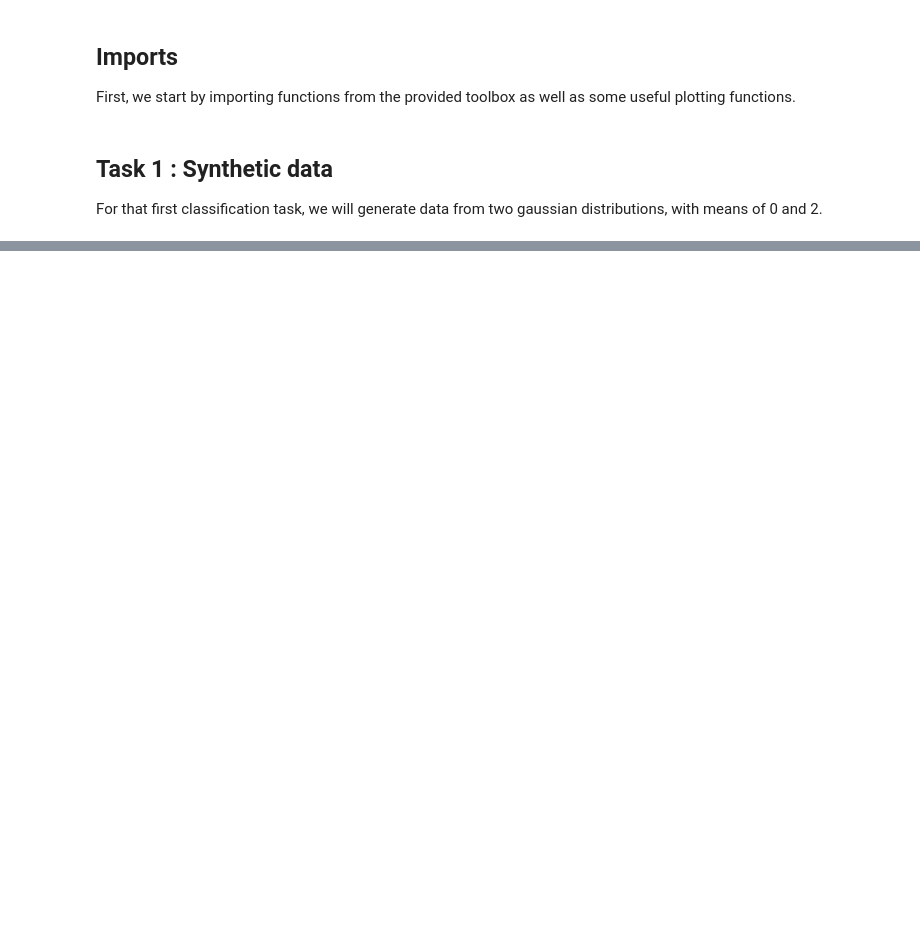
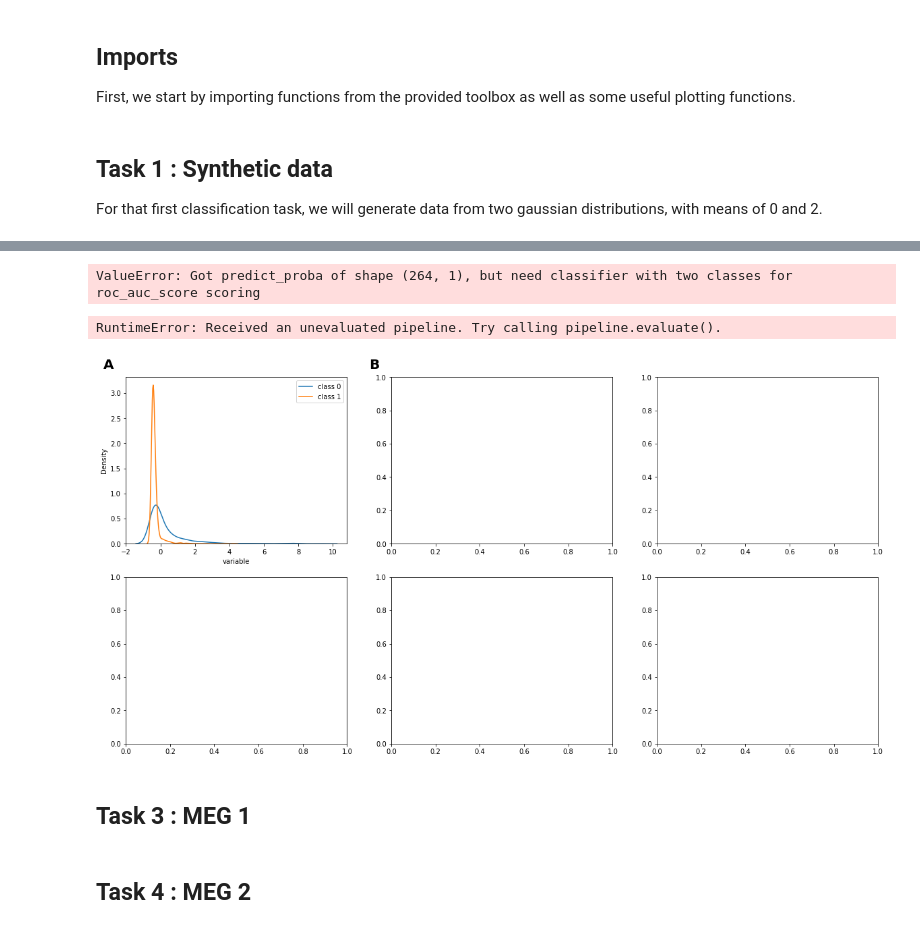
Before and after one commit to thecocolab/data-imbalance, a Jupyter notebook: notebooks/imbalance_analysis.ipynb, the cells around one changed output, grey strips where cells are left out. Saved outputs shown, nothing was run; the diff lists cells and outputs as text; code cells hidden in the pictures; blank space fills up the shorter version.

```diff
--- a/notebooks/imbalance_analysis.ipynb
+++ b/notebooks/imbalance_analysis.ipynb
@@ -73,0 +82,11 @@ for n,ax in enumerate(axes.flat):
+# %%
+#pipeline_path="../imbalance/data/eeg.pickle"
+features_path ="../imbalance/data/eeg_features.npy"
+
+# load or generate dataset
+if not os.path.isfile(features_path):
+    x, y, groups = eegbci('../imbalance/data',roi=lambda x: x[0] in ['P','O'])
+    np.save(features_path,dict(x=x, y=y, groups=groups))
+else:
+    features = np.load(features_path,allow_pickle=True).item()
+    x, y, groups = features["x"] , features["y"] , features["groups"]
@@ -73,0 +111,33 @@ for n,ax in enumerate(axes.flat):
+# %%
+pl = Pipeline(
+    x,
+    y,
+    groups,
+    dataset_balance=np.linspace(0.037, 1-0.037, 100)[1:-1],
+    classifiers=['rf',"lda","svm","lr"],
+    metrics=[ "roc_auc","accuracy", "f1", "balanced_accuracy"],
+)
+# fit and evaluate classifiers on dataset configurations
+pl.evaluate()
+# %% [output]
+ValueError: Got predict_proba of shape (264, 1), but need classifier with two classes for roc_auc_score scoring
+# %%
+# visualize the result
+fig, axes = plt.subplots(2, 3, figsize=(20, 10))
+figtitle = "EEG data"
+#fig.suptitle(figtitle, fontsize=25)
+
+for ax_idx,ax in enumerate(axes.flat):
+    ax.text(-0.1, 1.05, string.ascii_uppercase[ax_idx], transform=ax.transAxes,
+            size=20, weight='bold')
+    if ax_idx == 0:
+        data_distribution(pl, ax=ax, show=False)
+    else:
+        metric_balance(pl, ax=ax, show=False)
+# %% [output]
+RuntimeError: Received an unevaluated pipeline. Try calling pipeline.evaluate().
+[figure, added]
+# %% [markdown]
+## Task 3 : MEG 1
+# %% [markdown]
+## Task 4 : MEG 2
```
Also changed, not shown: parts of 6 cells of this notebook.
